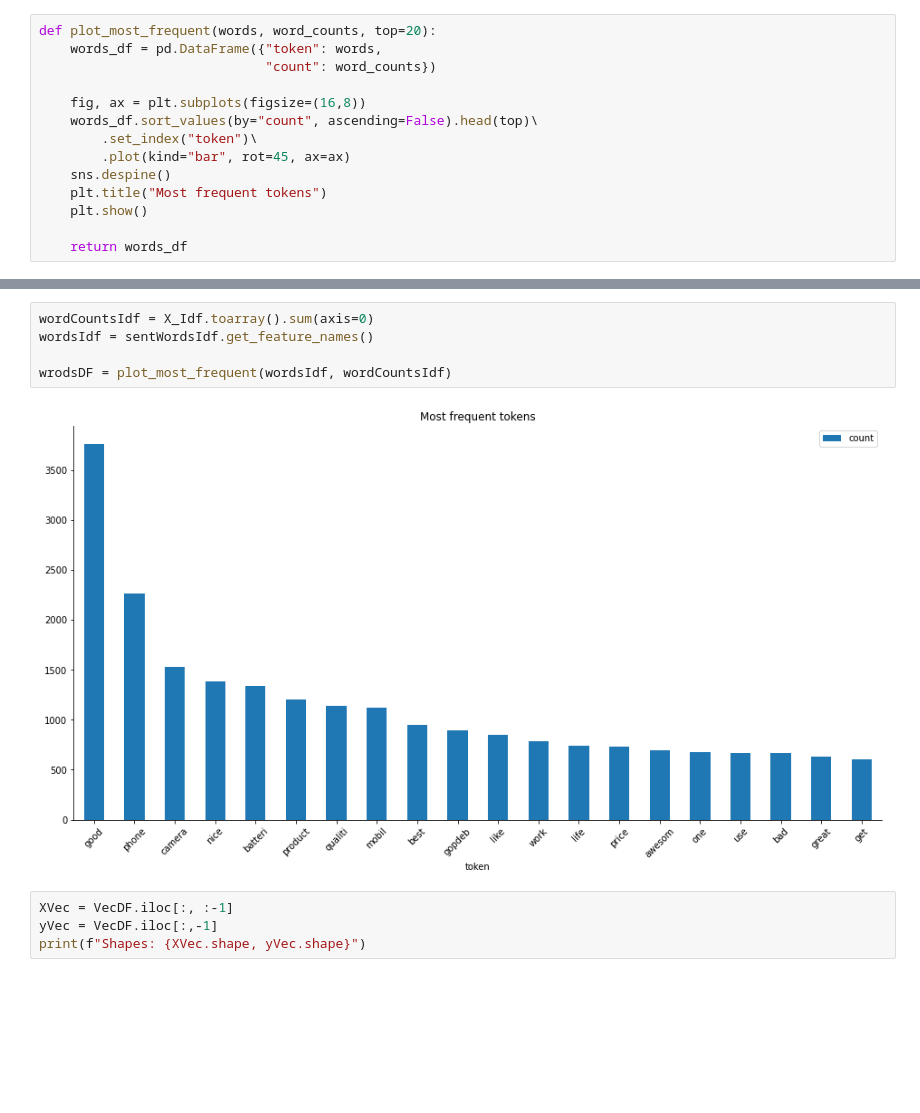
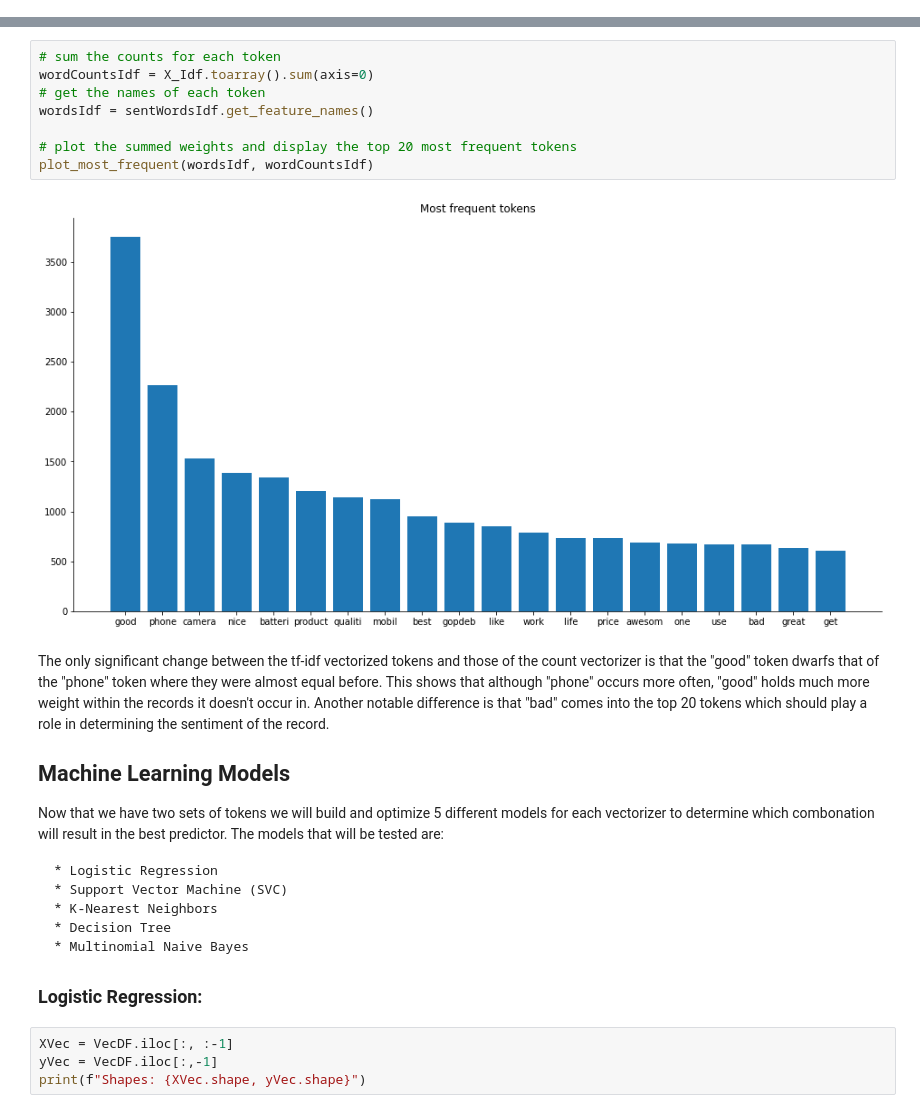
Before and after one commit to JordanFortney/sentimentNaturalLanguageProcessing, a Jupyter notebook: sentimentNLP.ipynb, the cells around one changed output, grey strips where cells are left out. Drawn from its saved outputs; the diff is of its cells as text; blank space fills up the shorter version.

Commit message:
day 1 of adding markdown - start to end of vectorizing complete

```diff
--- a/sentimentNLP.ipynb
+++ b/sentimentNLP.ipynb
@@ -157,14 +226,0 @@ Original Label: 2
-# %%
-def plot_most_frequent(words, word_counts, top=20):
-    words_df = pd.DataFrame({"token": words,
-                             "count": word_counts})
-
-    fig, ax = plt.subplots(figsize=(16,8))
-    words_df.sort_values(by="count", ascending=False).head(top)\
-        .set_index("token")\
-        .plot(kind="bar", rot=45, ax=ax)
-    sns.despine()
-    plt.title("Most frequent tokens")
-    plt.show()
-
-    return words_df
@@ -223,10 +227,28 @@ Original Label: 2
-# %%
-wordCountsIdf = X_Idf.toarray().sum(axis=0)
-wordsIdf = sentWordsIdf.get_feature_names()
-
-wrodsDF = plot_most_frequent(wordsIdf, wordCountsIdf)
-# %% [output]
-[figure, removed]
+# %%
+# sum the counts for each token
+wordCountsIdf = X_Idf.toarray().sum(axis=0)
+# get the names of each token
+wordsIdf = sentWordsIdf.get_feature_names()
+
+# plot the summed weights and display the top 20 most frequent tokens
+plot_most_frequent(wordsIdf, wordCountsIdf)
+# %% [output]
+[figure, added]
+# %% [markdown]
+The only significant change between the tf-idf vectorized tokens and those of the count vectorizer is that the "good" token dwarfs that of the "phone" token where they were almost equal before. This shows that although "phone" occurs more often, "good" holds much more weight within the records it doesn't occur in. Another notable difference is that "bad" comes into the top 20 tokens which should play a role in determining the sentiment of the record.
+
+## Machine Learning Models
+
+Now that we have two sets of tokens we will build and optimize 5 different models for each vectorizer to determine which combonation will result in the best predictor. The models that will be tested are:
+
+    * Logistic Regression
+    * Support Vector Machine (SVC)
+    * K-Nearest Neighbors
+    * Decision Tree
+    * Multinomial Naive Bayes
+
+
+### Logistic Regression:
 # %%
 XVec = VecDF.iloc[:, :-1]
 yVec = VecDF.iloc[:,-1]
```
Also changed, not shown: parts of 30 cells of this notebook.
